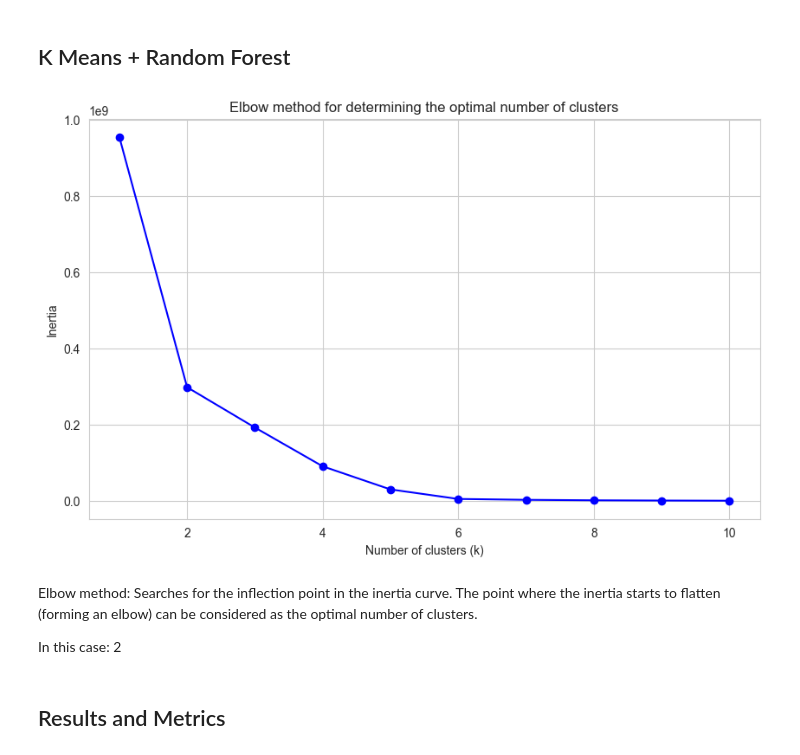
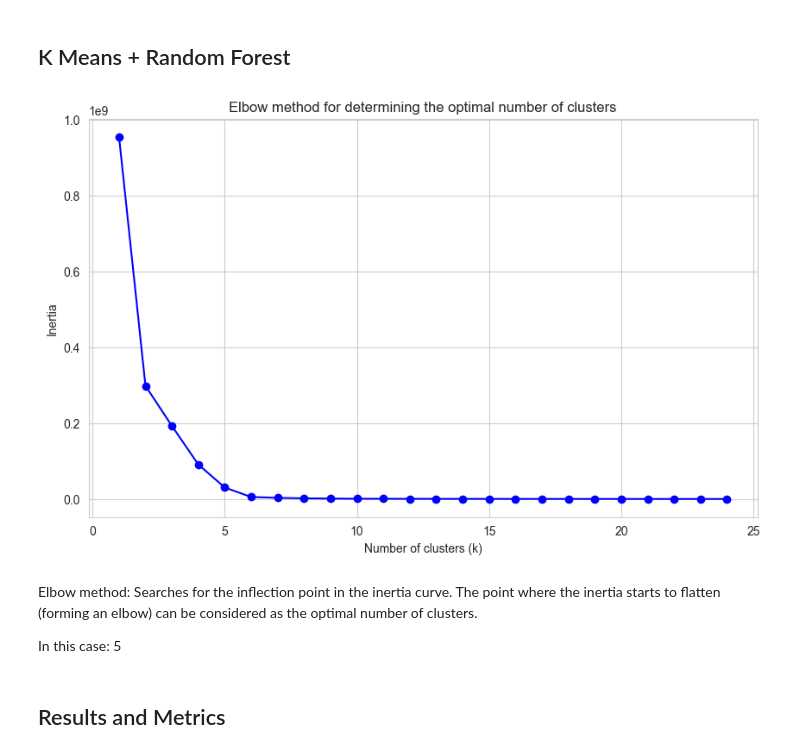
Before and after one commit to lucianagabrielavaliente/proy-final-ciencia-de-datos, a Jupyter notebook: sleep-disorders.ipynb, the cells around one changed output. Cells and saved outputs as stored; diff of their text form; code cells hidden in the pictures.

```diff
--- a/sleep-disorders.ipynb
+++ b/sleep-disorders.ipynb
@@ -861,22 +861,22 @@ LogisticRegression()
 # %%
 inertias = []
 
-k_range = range(1, 11)
+k_range = range(1, 25)
 
 for k in k_range:
     kmeans = KMeans(n_clusters=k, random_state=42)
     kmeans.fit(data)
     inertias.append(kmeans.inertia_)
 plt.figure(figsize=(10, 6))
 plt.plot(k_range, inertias, marker='o', linestyle='-', color='b')
 plt.xlabel('Number of clusters (k)')
 plt.ylabel('Inertia')
 plt.title('Elbow method for determining the optimal number of clusters')
 plt.grid(True)
 # %% [output]
-[figure, old version]
+[figure, new version]
 # %% [markdown]
 Elbow method: Searches for the inflection point in the inertia curve. The point where the inertia starts to flatten (forming an elbow) can be considered as the optimal number of clusters.
 
-In this case: 2
+In this case: 5
 # %%
```
Also changed, not shown: parts of 5 cells of this notebook.
